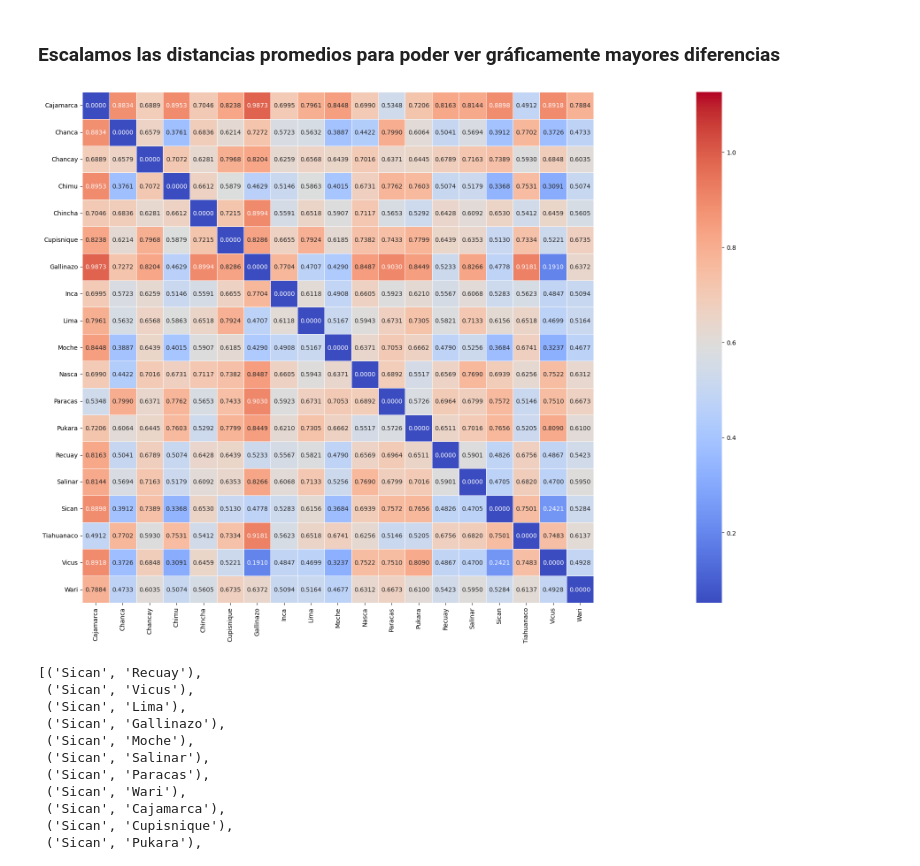
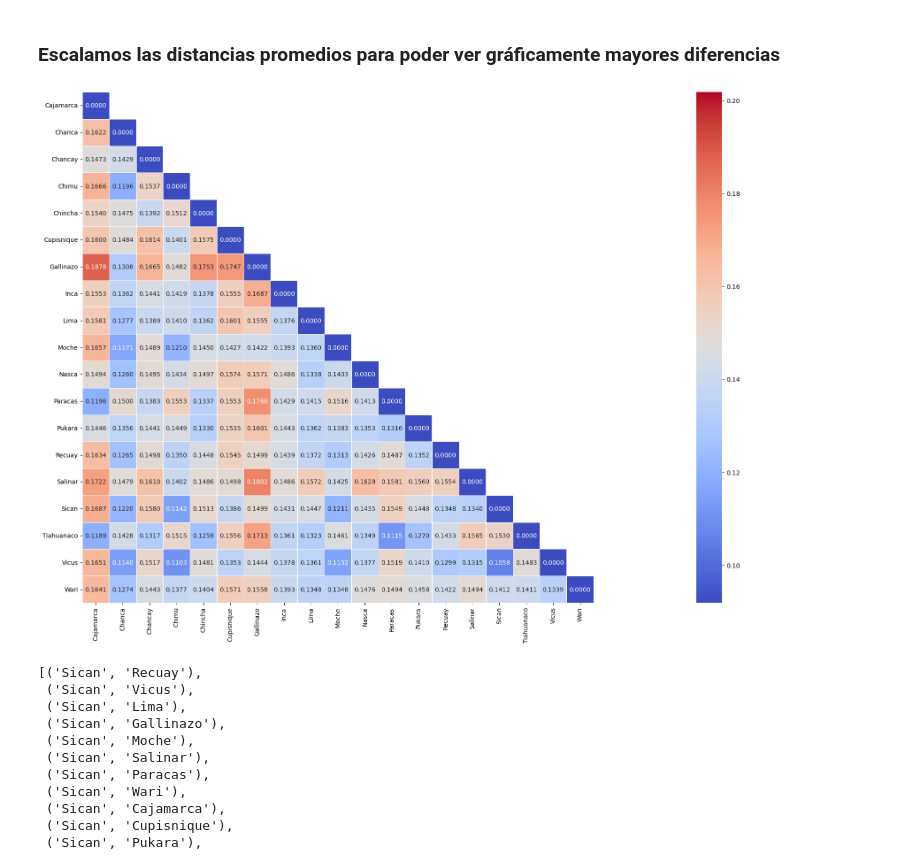
Before and after one commit to lldavico/fondecyt-larco-culture-images, a Jupyter notebook: code/plotting/distance_matrix.ipynb, the cells around one changed output. Drawn from its saved outputs; the diff is of its cells as text; code cells hidden in the pictures.

```diff
--- a/code/plotting/distance_matrix.ipynb
+++ b/code/plotting/distance_matrix.ipynb
@@ -10,7 +10,7 @@ pd.__version__
 # %%
 distances_bert = dict()
 cultures = list()
-with open('../../data/distances/mean_cosine_distances_tfidf.txt', 'r') as file:
+with open('../../data/distances/mean_cosine_distances_ada.txt', 'r') as file:
     for line in file:
         _, pair, _, m_distance = line.strip().split(' ')
         c1, c2 = pair.split('-')
@@ -94,22 +94,22 @@ df
 # %%
 max_mean_distance = np.max(list(distances_bert.values()))
 min_mean_distance = np.min(list(distances_bert.values()))
 std_mean_distance = np.std(list(distances_bert.values()))
 
 fig, ax = plt.subplots(figsize=(60, 15))
 sns.heatmap(df,
             vmax=max_mean_distance+std_mean_distance,
             vmin=min_mean_distance-std_mean_distance,
             cmap='coolwarm',
             linewidths=.5,
             square=True,
             annot=True,
             fmt=".4f",
-
+            mask=np.triu(df),
             ax=ax)
 plt.show()
 # %% [output]
-[figure, old version]
+[figure, new version]
 # %%
 culture_pairs = [(a, b) for idx, a in enumerate(cultures) for b in cultures[idx + 1:]]
 culture_pairs
```
Also changed, not shown: parts of 2 cells of this notebook, 4 other files.
